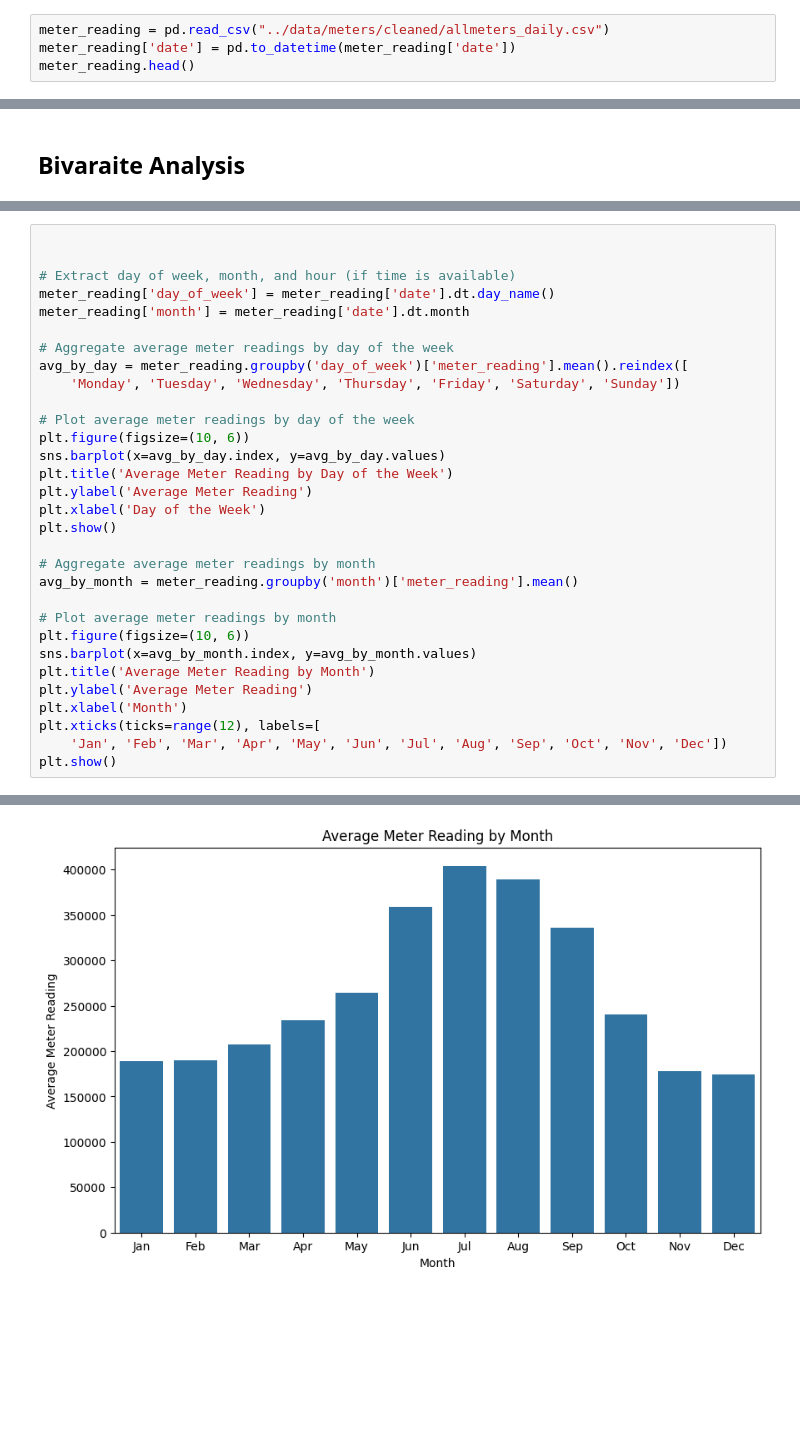
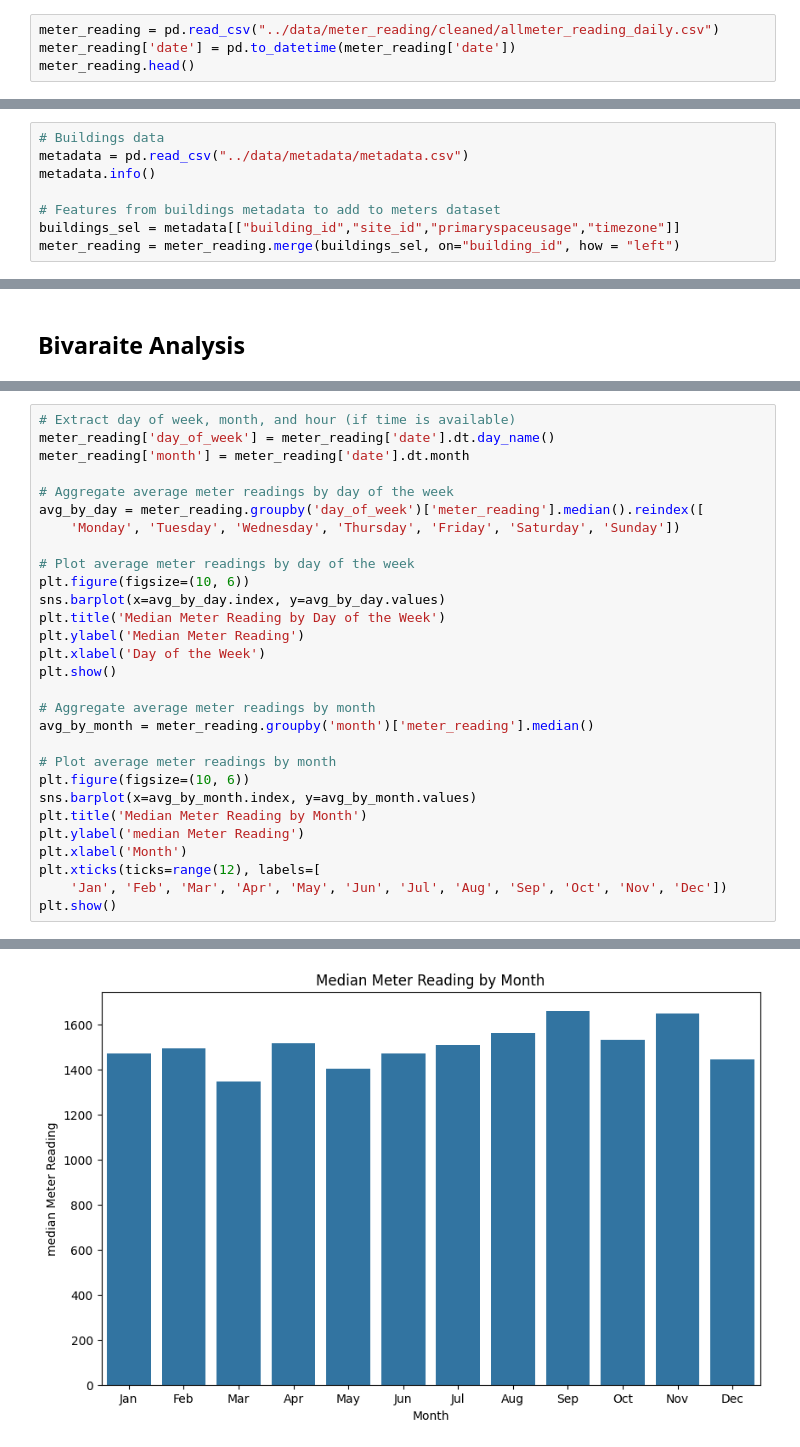
Before and after one commit to mahishah19/Energy-Prediction-Using-BDG2-Data, a Jupyter notebook: Data Pre Processing & EDA/03_EDA-meter-reading.ipynb, the cells around one changed output, grey strips where cells are left out. Drawn from its saved outputs; the diff is of its cells as text; blank space fills up the shorter version.

```diff
--- a/Data Pre Processing & EDA/03_EDA-meter-reading.ipynb
+++ b/Data Pre Processing & EDA/03_EDA-meter-reading.ipynb
@@ -5,6 +6,6 @@ import seaborn as sns
 import matplotlib.dates as mdates
 # %%
-meter_reading = pd.read_csv("../data/meters/cleaned/allmeters_daily.csv")
+meter_reading = pd.read_csv("../data/meter_reading/cleaned/allmeter_reading_daily.csv")
 meter_reading['date'] = pd.to_datetime(meter_reading['date'])
 meter_reading.head()
 # %% [output]
@@ -14,3 +15,11 @@ meter_reading.head()
 | 2 | Bear_assembly_Angel | electricity | 2016-01-03 | 14071.6500 |
 | 3 | Bear_assembly_Angel | electricity | 2016-01-04 | 12860.3758 |
 | 4 | Bear_assembly_Angel | electricity | 2016-01-05 | 12212.8585 |
+# %%
+# Buildings data
+metadata = pd.read_csv("../data/metadata/metadata.csv")
+metadata.info()
+
+# Features from buildings metadata to add to meters dataset
+buildings_sel = metadata[["building_id","site_id","primaryspaceusage","timezone"]]
+meter_reading = meter_reading.merge(buildings_sel, on="building_id", how = "left")
@@ -114,30 +171,28 @@ This boxplot shows the distribution of meter readings across different types of
 # %%
-
-
 # Extract day of week, month, and hour (if time is available)
 meter_reading['day_of_week'] = meter_reading['date'].dt.day_name()
 meter_reading['month'] = meter_reading['date'].dt.month
 
 # Aggregate average meter readings by day of the week
-avg_by_day = meter_reading.groupby('day_of_week')['meter_reading'].mean().reindex([
+avg_by_day = meter_reading.groupby('day_of_week')['meter_reading'].median().reindex([
     'Monday', 'Tuesday', 'Wednesday', 'Thursday', 'Friday', 'Saturday', 'Sunday'])
 
 # Plot average meter readings by day of the week
 plt.figure(figsize=(10, 6))
 sns.barplot(x=avg_by_day.index, y=avg_by_day.values)
-plt.title('Average Meter Reading by Day of the Week')
-plt.ylabel('Average Meter Reading')
+plt.title('Median Meter Reading by Day of the Week')
+plt.ylabel('Median Meter Reading')
 plt.xlabel('Day of the Week')
 plt.show()
 
 # Aggregate average meter readings by month
-avg_by_month = meter_reading.groupby('month')['meter_reading'].mean()
+avg_by_month = meter_reading.groupby('month')['meter_reading'].median()
 
 # Plot average meter readings by month
 plt.figure(figsize=(10, 6))
 sns.barplot(x=avg_by_month.index, y=avg_by_month.values)
-plt.title('Average Meter Reading by Month')
-plt.ylabel('Average Meter Reading')
+plt.title('Median Meter Reading by Month')
+plt.ylabel('median Meter Reading')
 plt.xlabel('Month')
 plt.xticks(ticks=range(12), labels=[
     'Jan', 'Feb', 'Mar', 'Apr', 'May', 'Jun', 'Jul', 'Aug', 'Sep', 'Oct', 'Nov', 'Dec'])
@@ -147,2 +202,2 @@ plt.show()
-[figure, old version]
+[figure, new version]
 # %% [markdown]
```
Also changed, not shown: parts of 14 cells of this notebook.
